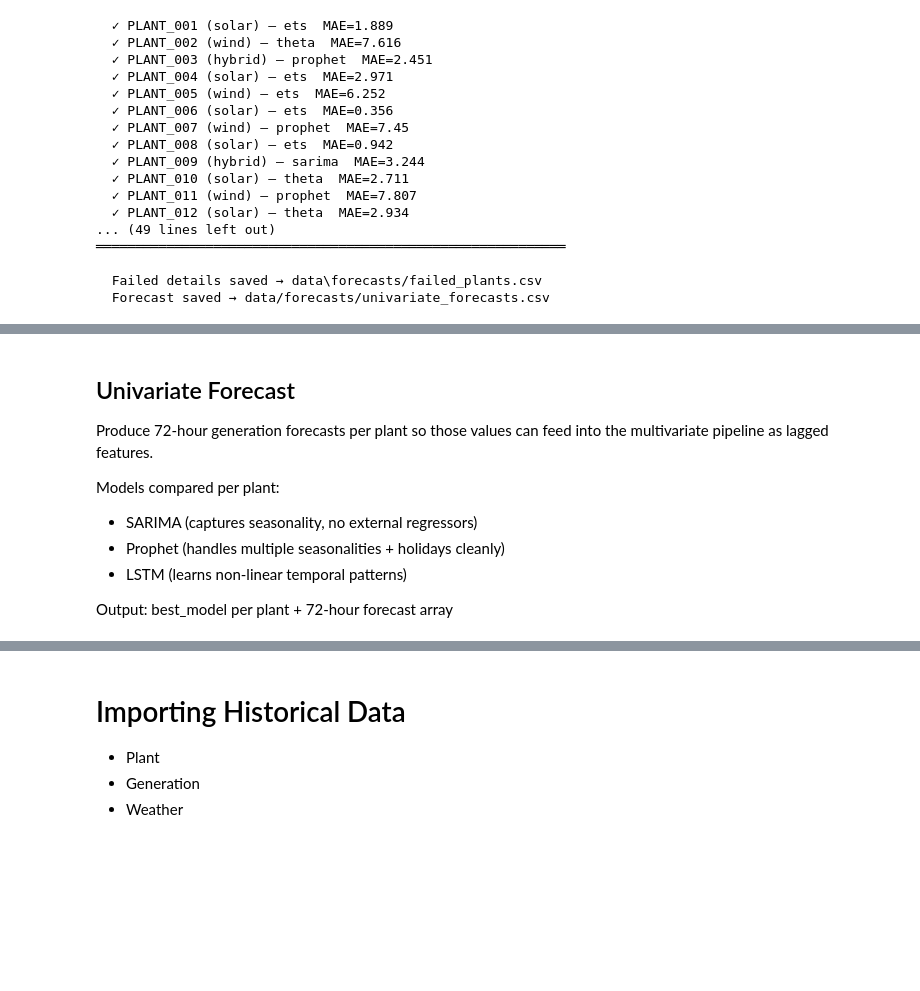
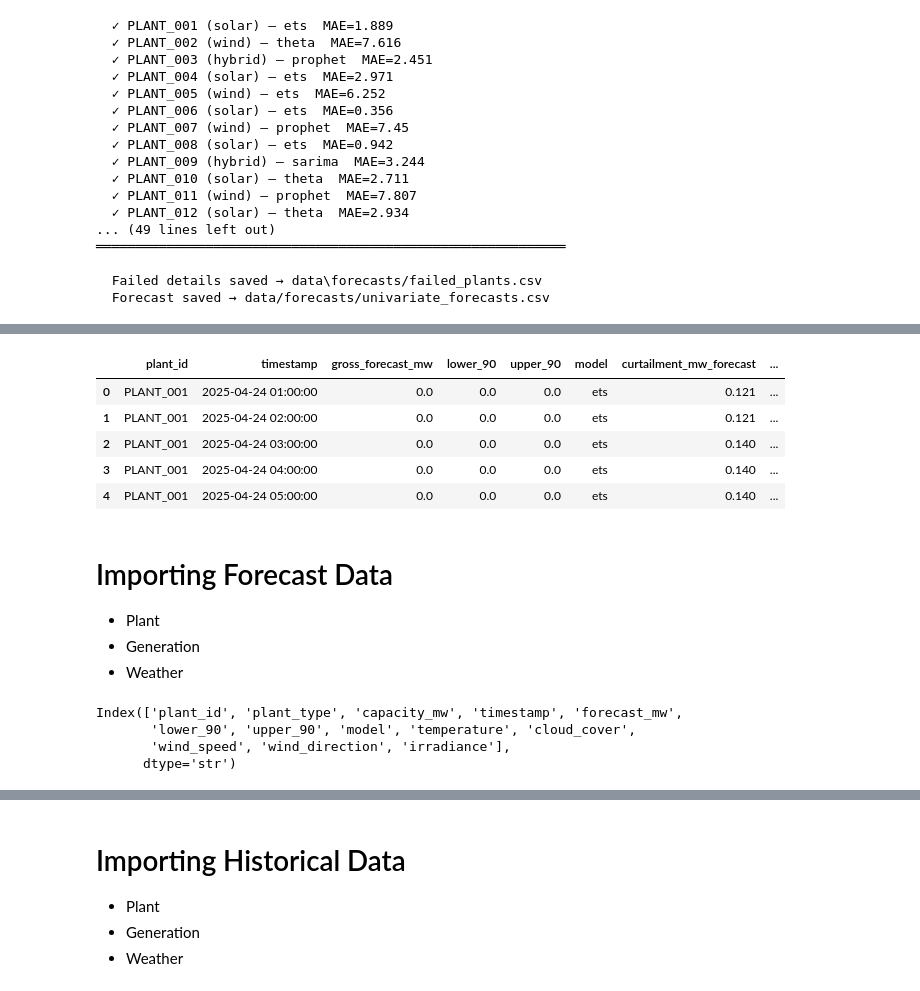
Before and after one commit to Shuchismita2000/Pravaah, a Jupyter notebook: notebook.ipynb, the cells around one changed output, grey strips where cells are left out. Saved outputs shown, nothing was run; the diff lists cells and outputs as text; code cells hidden in the pictures; blank space fills up the shorter version.

```diff
--- a/notebook.ipynb
+++ b/notebook.ipynb
@@ -102,0 +229,12 @@ forecast_df = run_univariate_fleet(
+# %%
+# ── Run ───────────────────────────────────────────────────────────────
+curtailment_forecast_df = run_curtailment_fleet(
+    curtailment_input_df = curtailment_input_df,
+    val_days             = 14,
+    n_jobs               = -1,
+)
+forecast_df = pd.read_csv(r"D:\Portfolio Github\Pravaah\data\forecasts\univariate_forecasts.csv", parse_dates=["timestamp"])
+final_forecast_df = apply_curtailment_correction(
+    generation_forecast_df  = forecast_df,
+    curtailment_forecast_df = curtailment_forecast_df,
+)
@@ -102,0 +284,9 @@ forecast_df = run_univariate_fleet(
+# %%
+final_forecast_df.head()
+# %% [output]
+|  | plant_id | timestamp | gross_forecast_mw | lower_90 | upper_90 | model | curtailment_mw_forecast | ... |
+| 0 | PLANT_001 | 2025-04-24 01:00:00 | 0.0 | 0.0 | 0.0 | ets | 0.121 | ... |
+| 1 | PLANT_001 | 2025-04-24 02:00:00 | 0.0 | 0.0 | 0.0 | ets | 0.121 | ... |
+| 2 | PLANT_001 | 2025-04-24 03:00:00 | 0.0 | 0.0 | 0.0 | ets | 0.140 | ... |
+| 3 | PLANT_001 | 2025-04-24 04:00:00 | 0.0 | 0.0 | 0.0 | ets | 0.140 | ... |
+| 4 | PLANT_001 | 2025-04-24 05:00:00 | 0.0 | 0.0 | 0.0 | ets | 0.140 | ... |
@@ -103,11 +296,31 @@ forecast_df = run_univariate_fleet(
 # %% [markdown]
-## Univariate Forecast
+# Importing Forecast Data
 
-Produce 72-hour generation forecasts per plant so those values can feed into the multivariate pipeline as lagged features.
-
-Models compared per plant:
-  - SARIMA   (captures seasonality, no external regressors)
-  - Prophet  (handles multiple seasonalities + holidays cleanly)
-  - LSTM     (learns non-linear temporal patterns)
-
-Output: best_model per plant + 72-hour forecast array
+- Plant
+- Generation
+- Weather
+# %%
+import pandas as pd
+
+plant = pd.read_csv(r"D:\Portfolio Github\Pravaah\data\plant_master.csv")
+weather_forecast = pd.read_csv(r"D:\Portfolio Github\Pravaah\data\weather_forecast.csv", parse_dates=["timestamp"])
+generation_forecast = pd.read_csv(r"D:\Portfolio Github\Pravaah\data\forecasts\univariate_forecasts.csv", parse_dates=["timestamp"])
+
+
+# Merge plant with generation on 'plant_id'
+merged_df = plant.merge(generation_forecast, on=['plant_id'], how='left')
+
+# Merge with weather on 'plant_id' and 'timestamp'
+merged_df = merged_df.merge(weather_forecast, on=['plant_name', 'timestamp'], how='left')
+
+forecast_df = merged_df.drop(columns=[ 'plant_name',
+    'latitude', 'longitude', 'commission_date', 'region', 'state',
+    'developer', 'offtaker'
+])
+
+forecast_df.columns
+# %% [output]
+Index(['plant_id', 'plant_type', 'capacity_mw', 'timestamp', 'forecast_mw',
+       'lower_90', 'upper_90', 'model', 'temperature', 'cloud_cover',
+       'wind_speed', 'wind_direction', 'irradiance'],
+      dtype='str')
```
Also changed, not shown: parts of 17 cells of this notebook, 3 other files.
